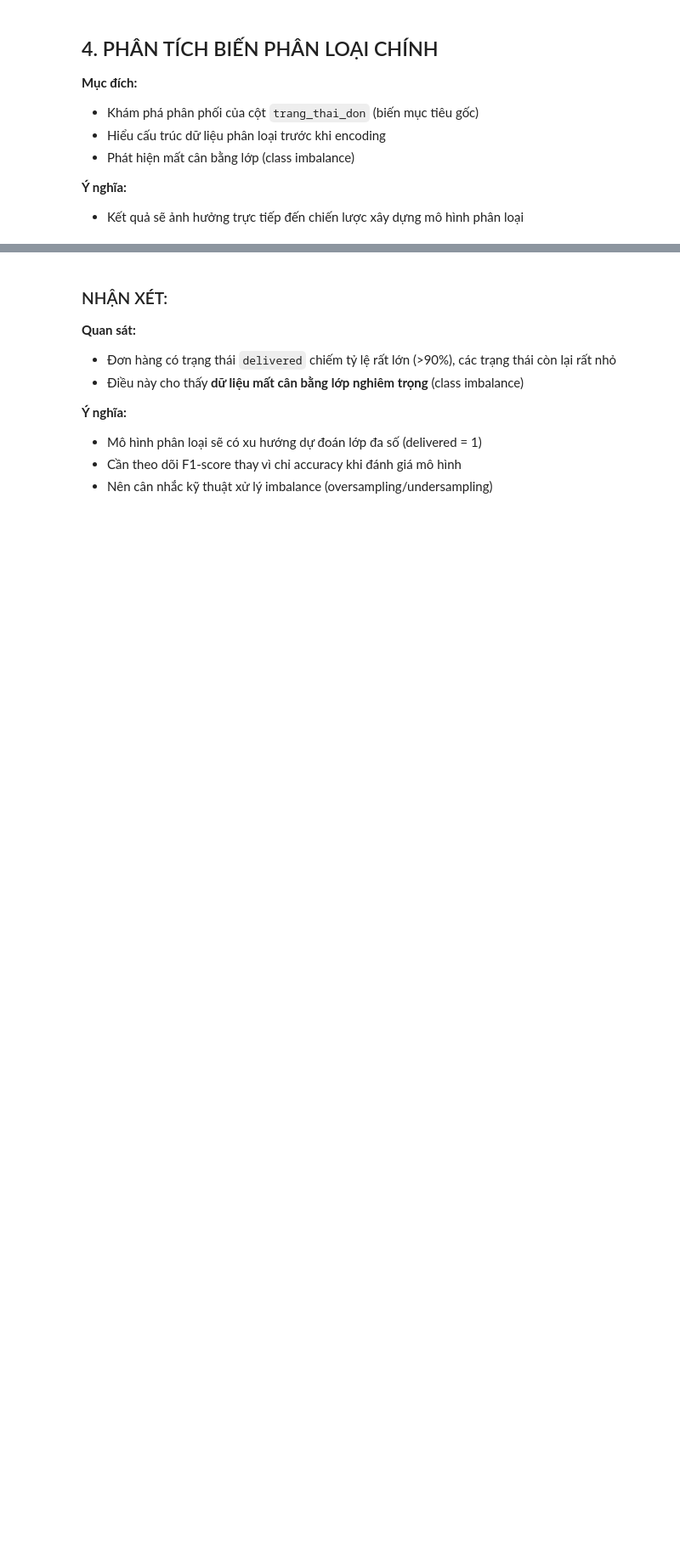
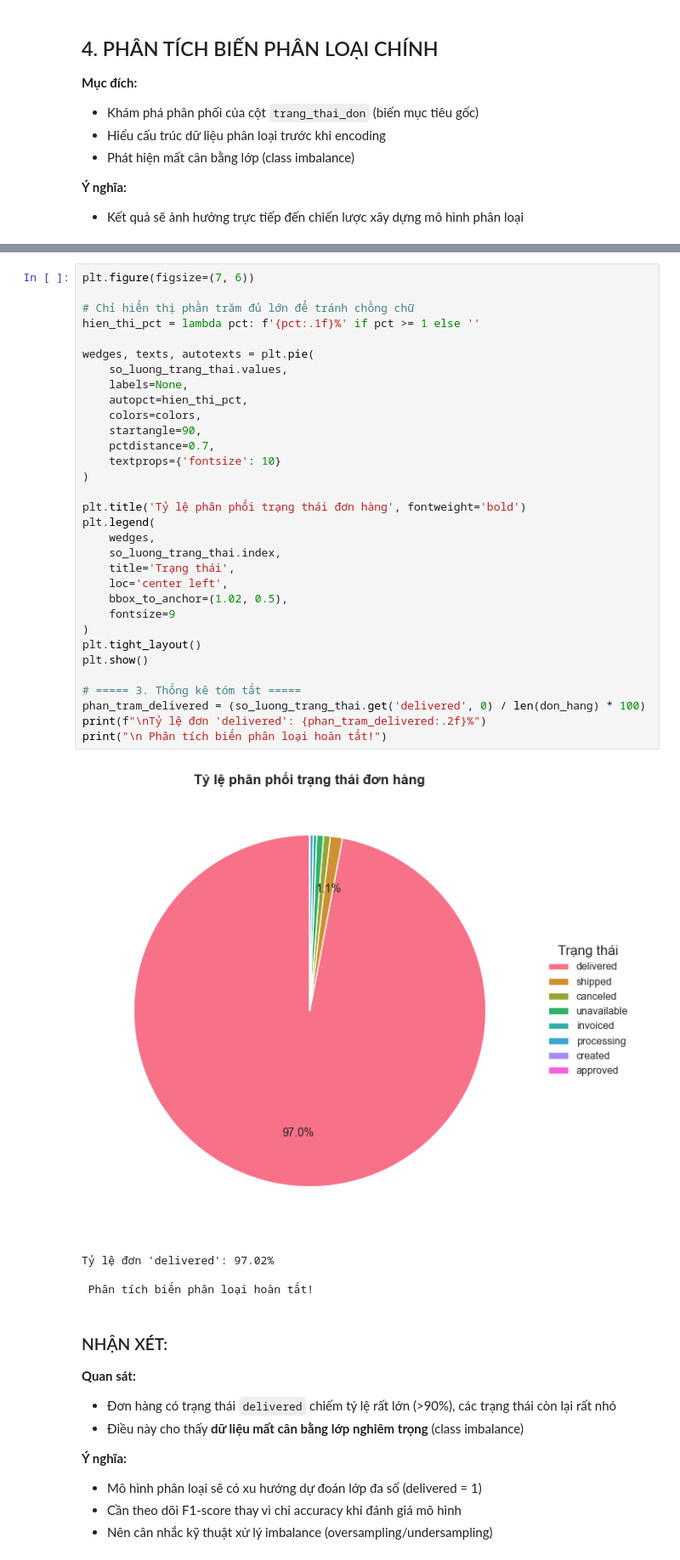
Before and after one commit to Minhhieu-coder/TXL, a Jupyter notebook: tien_xu_ly_du_lieu.ipynb, the cells around one changed output, grey strips where cells are left out. Shown at 85% size. Cells and saved outputs as stored; diff of their text form; blank space fills up the shorter version.

```diff
--- a/tien_xu_ly_du_lieu.ipynb
+++ b/tien_xu_ly_du_lieu.ipynb
@@ -270,3 +322,40 @@ print("\n✅ Phân tích biến phân loại hoàn tất!")
+# %%
+plt.figure(figsize=(7, 6))
+
+# Chỉ hiển thị phần trăm đủ lớn để tránh chồng chữ
+hien_thi_pct = lambda pct: f'{pct:.1f}%' if pct >= 1 else ''
+
+wedges, texts, autotexts = plt.pie(
+    so_luong_trang_thai.values,
+    labels=None,
+    autopct=hien_thi_pct,
+    colors=colors,
+    startangle=90,
+    pctdistance=0.7,
+    textprops={'fontsize': 10}
+)
+
+plt.title('Tỷ lệ phân phối trạng thái đơn hàng', fontweight='bold')
+plt.legend(
+    wedges,
+    so_luong_trang_thai.index,
+    title='Trạng thái',
+    loc='center left',
+    bbox_to_anchor=(1.02, 0.5),
+    fontsize=9
+)
+plt.tight_layout()
+plt.show()
+
+# ===== 3. Thống kê tóm tắt =====
+phan_tram_delivered = (so_luong_trang_thai.get('delivered', 0) / len(don_hang) * 100)
+print(f"\nTỷ lệ đơn 'delivered': {phan_tram_delivered:.2f}%")
+print("\n Phân tích biến phân loại hoàn tất!")
+# %% [output]
+[figure, added]
+Tỷ lệ đơn 'delivered': 97.02%
+
+ Phân tích biến phân loại hoàn tất!
 # %% [markdown]
 ### NHẬN XÉT:
 
```
Also changed, not shown: parts of 39 cells of this notebook, 11 other files.
